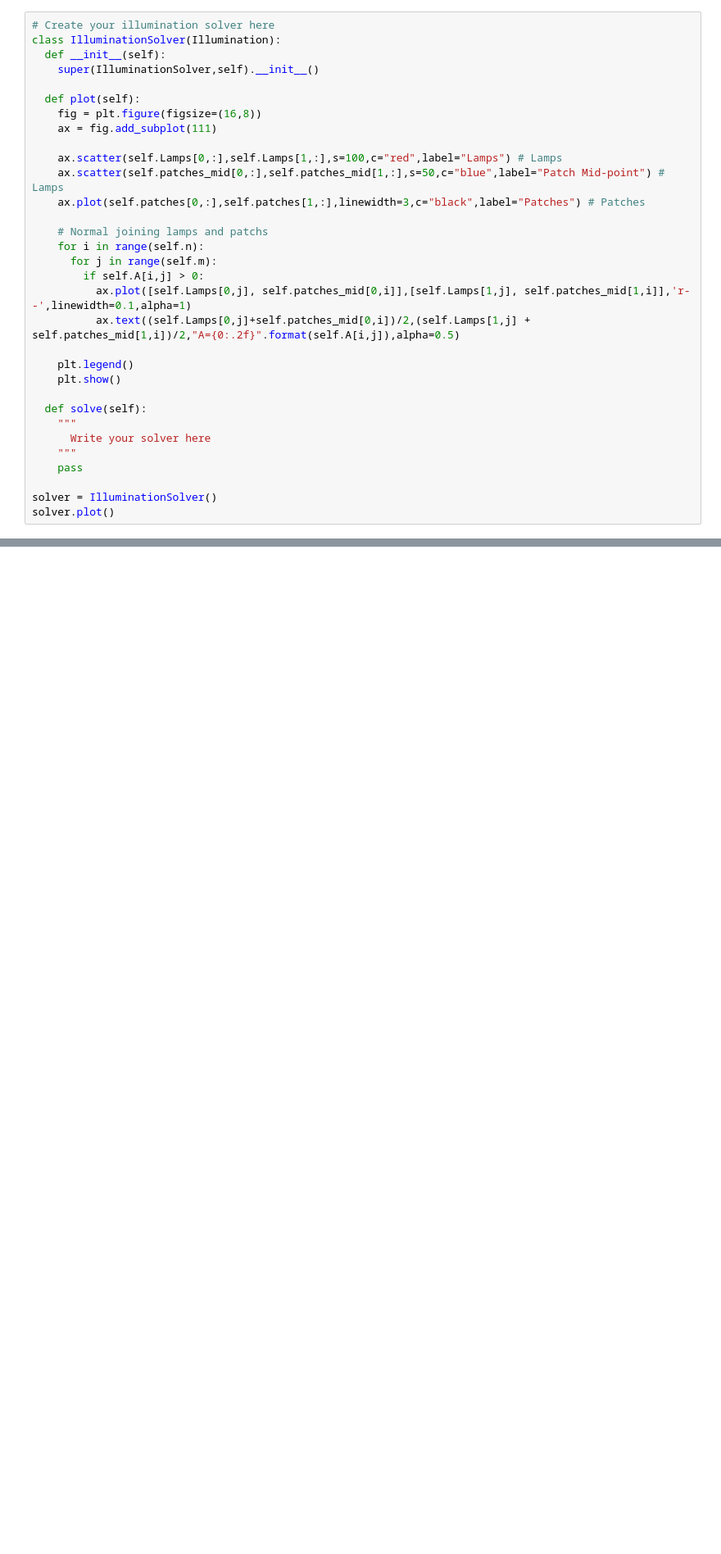
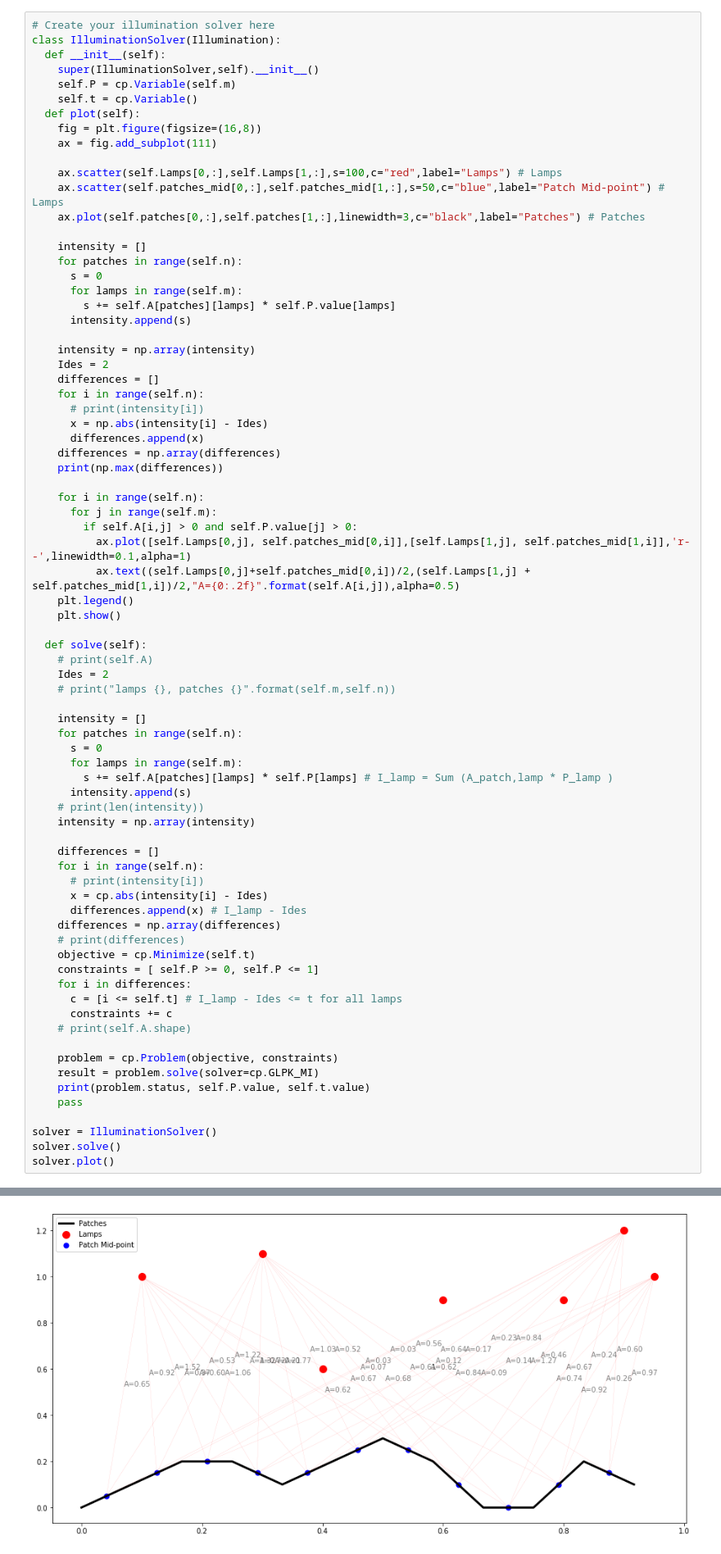
Before and after one commit to 20188202010/OM_Puzzles, a Jupyter notebook: OM_Assignment_1.ipynb, the cells around one changed output, grey strips where cells are left out. Shown at 82% size. Drawn from its saved outputs; the diff is of its cells as text; blank space fills up the shorter version.

```diff
--- a/OM_Assignment_1.ipynb
+++ b/OM_Assignment_1.ipynb
@@ -702,7 +646,8 @@ class Illumination():
 class IlluminationSolver(Illumination):
   def __init__(self):
     super(IlluminationSolver,self).__init__()
-
+    self.P = cp.Variable(self.m)
+    self.t = cp.Variable()
   def plot(self):
     fig = plt.figure(figsize=(16,8))
     ax = fig.add_subplot(111)
@@ -711,21 +656,65 @@ class IlluminationSolver(Illumination):
     ax.scatter(self.patches_mid[0,:],self.patches_mid[1,:],s=50,c="blue",label="Patch Mid-point") # Lamps
     ax.plot(self.patches[0,:],self.patches[1,:],linewidth=3,c="black",label="Patches") # Patches
 
-    # Normal joining lamps and patchs
+    intensity = []
+    for patches in range(self.n):
+      s = 0
+      for lamps in range(self.m):
+        s += self.A[patches][lamps] * self.P.value[lamps]
+      intensity.append(s)
+
+    intensity = np.array(intensity)
+    Ides = 2
+    differences = []
+    for i in range(self.n):
+      # print(intensity[i])
+      x = np.abs(intensity[i] - Ides)
+      differences.append(x)
+    differences = np.array(differences)
+    print(np.max(differences))
+
     for i in range(self.n):
       for j in range(self.m):
-        if self.A[i,j] > 0:
+        if self.A[i,j] > 0 and self.P.value[j] > 0:
           ax.plot([self.Lamps[0,j], self.patches_mid[0,i]],[self.Lamps[1,j], self.patches_mid[1,i]],'r--',linewidth=0.1,alpha=1)
           ax.text((self.Lamps[0,j]+self.patches_mid[0,i])/2,(self.Lamps[1,j] + self.patches_mid[1,i])/2,"A={0:.2f}".format(self.A[i,j]),alpha=0.5)
-
     plt.legend()
     plt.show()
 
   def solve(self):
-    """
-      Write your solver here
-    """
+    # print(self.A)
+    Ides = 2
+    # print("lamps {}, patches {}".format(self.m,self.n))
+
+    intensity = []
+    for patches in range(self.n):
+      s = 0
+      for lamps in range(self.m):
+        s += self.A[patches][lamps] * self.P[lamps] # I_lamp = Sum (A_patch,lamp * P_lamp )
+      intensity.append(s)
+    # print(len(intensity))
+    intensity = np.array(intensity)
+
+    differences = []
+    for i in range(self.n):
+      # print(intensity[i])
+      x = cp.abs(intensity[i] - Ides)
+      differences.append(x) # I_lamp - Ides
+    differences = np.array(differences)
+    # print(differences)
+    objective = cp.Minimize(self.t)
+    constraints = [ self.P >= 0, self.P <= 1]
+    for i in differences:
+      c = [i <= self.t] # I_lamp - Ides <= t for all lamps
+      constraints += c
+    # print(self.A.shape)
+
+    problem = cp.Problem(objective, constraints)
+    result = problem.solve(solver=cp.GLPK_MI)
+    print(problem.status, self.P.value, self.t.value)
     pass
 
 solver = IlluminationSolver()
+solver.solve()
 solver.plot()
+# %% [output]
@@ -732,3 +724,4 @@ solver.plot()
+[figure, added]
 # %% [markdown]
 ## Question-5 Jigsaw
 # %% [markdown]
```
Also changed, not shown: parts of 11 cells of this notebook.
